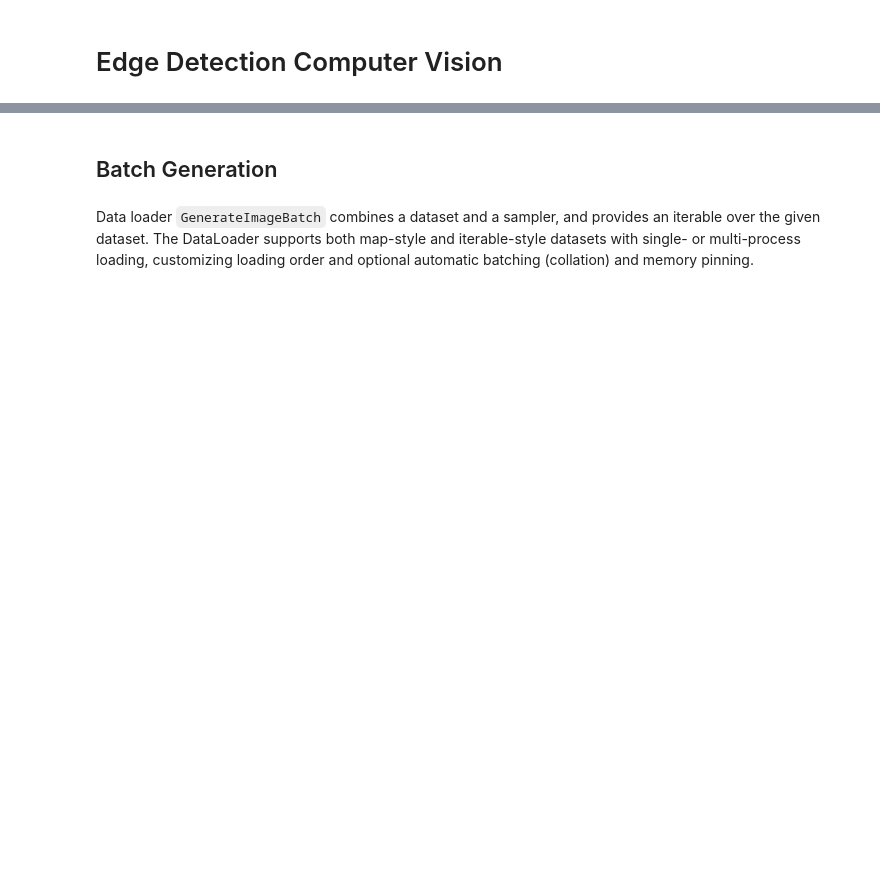
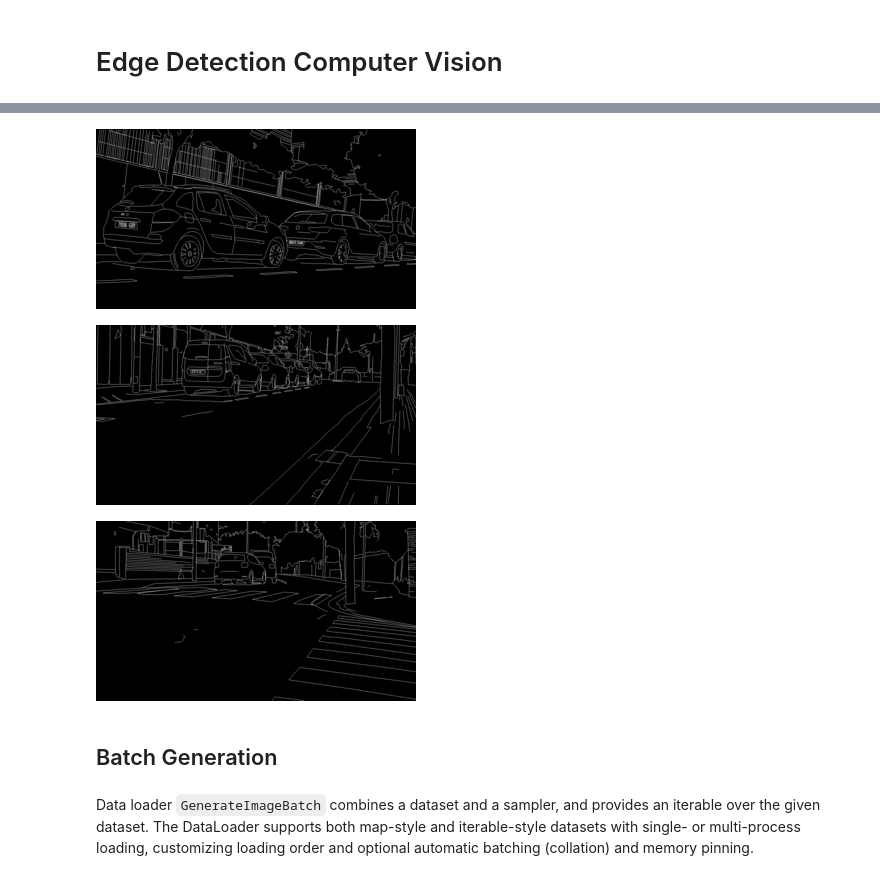
Before and after one commit to AlekseiRiabinin/-edge-detection, a Jupyter notebook: EdgeDetection.ipynb, the cells around one changed output, grey strips where cells are left out. Saved outputs shown, nothing was run; the diff lists cells and outputs as text; code cells hidden in the pictures; blank space fills up the shorter version.

```diff
--- a/EdgeDetection.ipynb
+++ b/EdgeDetection.ipynb
@@ -5,3 +62,15 @@ from IPython.display import Image as disp_image
+# %%
+# display labels
+lst_lab_names = [LABEL_TRAIN_PATH + 'RGB_001.png',
+                 LABEL_TRAIN_PATH + 'RGB_002.png',
+                 LABEL_TRAIN_PATH + 'RGB_003.png']
+
+for lab_name in lst_lab_names:
+    display(disp_image(filename=lab_name))
+# %% [output]
+[figure, added]
+[figure, added]
+[figure, added]
 # %% [markdown]
 ## Batch Generation
 # %% [markdown]
```
Also changed, not shown: parts of 16 cells of this notebook, 7 other files.
